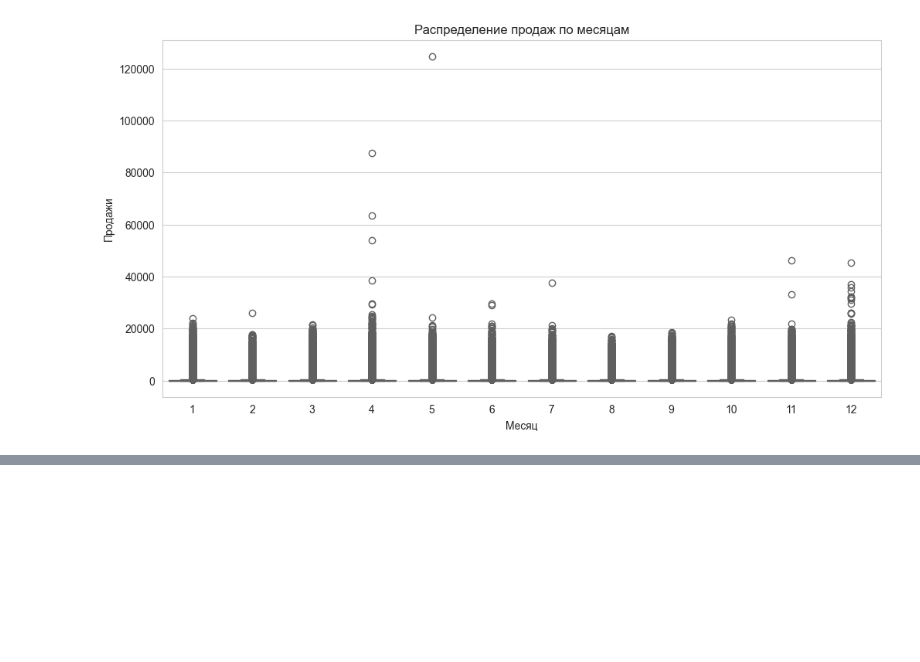
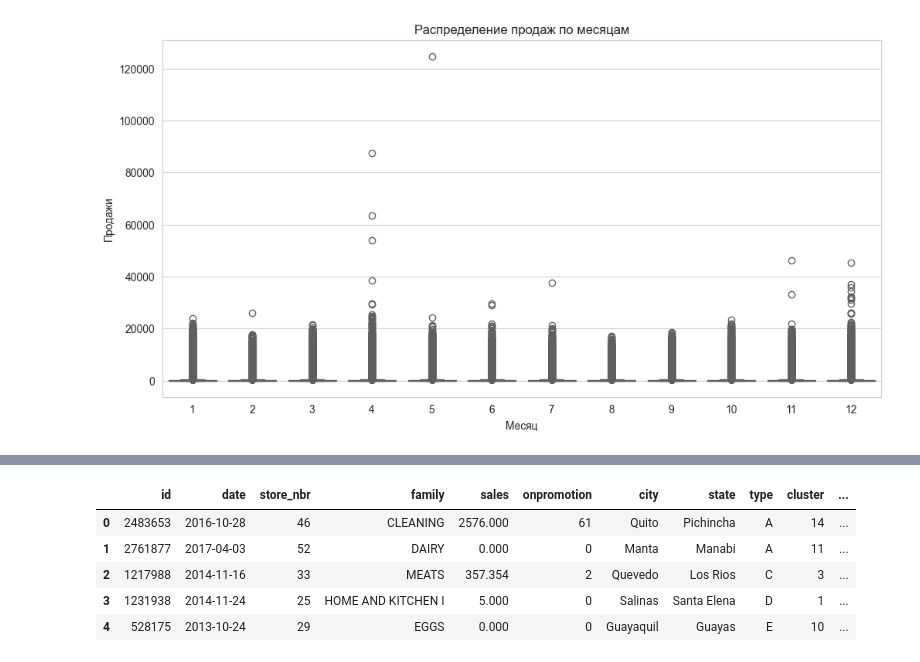
Before and after one commit to NasdormML/Store_Sales_Forecasting, a Jupyter notebook: Fmodel.ipynb, the cells around one changed output, grey strips where cells are left out. Cells and saved outputs as stored; diff of their text form; code cells hidden in the pictures; blank space fills up the shorter version.

```diff
--- a/Fmodel.ipynb
+++ b/Fmodel.ipynb
@@ -215,0 +206,20 @@ Passing `palette` without assigning `hue` is deprecated and will be removed in v
+# %%
+# Переименование столбцов, чтобы избежать конфликтов
+df_holidays = df_holidays.rename(columns={'type': 'holiday_type'})
+
+# Объединение данных с учетом потенциальных конфликтов
+df_train = df_train.merge(df_stores, on='store_nbr', how='left')
+df_test = df_test.merge(df_stores, on='store_nbr', how='left')
+
+df_train = df_train.merge(df_holidays, on='date', how='left')
+df_test = df_test.merge(df_holidays, on='date', how='left')
+
+df_train = df_train.merge(df_oil, on='date', how='left')
+df_test = df_test.merge(df_oil, on='date', how='left')
+
+df_train = df_train.merge(df_trans, on=['store_nbr', 'date'], how='left')
+df_test = df_test.merge(df_trans, on=['store_nbr', 'date'], how='left')
+
+# Проверка результата
+print(df_train.head())
+print(df_train.info())
@@ -215,0 +244,9 @@ Passing `palette` without assigning `hue` is deprecated and will be removed in v
+# %%
+df_train.head()
+# %% [output]
+|  | id | date | store_nbr | family | sales | onpromotion | city | state | type | cluster | ... |
+| 0 | 2483653 | 2016-10-28 | 46 | CLEANING | 2576.000 | 61 | Quito | Pichincha | A | 14 | ... |
+| 1 | 2761877 | 2017-04-03 | 52 | DAIRY | 0.000 | 0 | Manta | Manabi | A | 11 | ... |
+| 2 | 1217988 | 2014-11-16 | 33 | MEATS | 357.354 | 2 | Quevedo | Los Rios | C | 3 | ... |
+| 3 | 1231938 | 2014-11-24 | 25 | HOME AND KITCHEN I | 5.000 | 0 | Salinas | Santa Elena | D | 1 | ... |
+| 4 | 528175 | 2013-10-24 | 29 | EGGS | 0.000 | 0 | Guayaquil | Guayas | E | 10 | ... |
```
Also changed, not shown: parts of 8 cells of this notebook.
